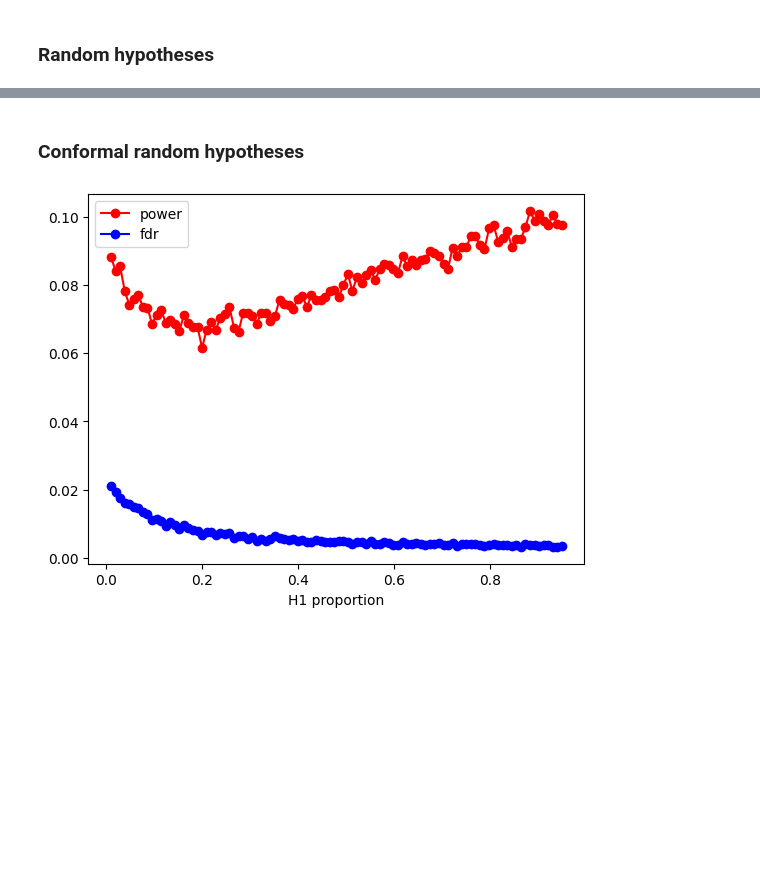
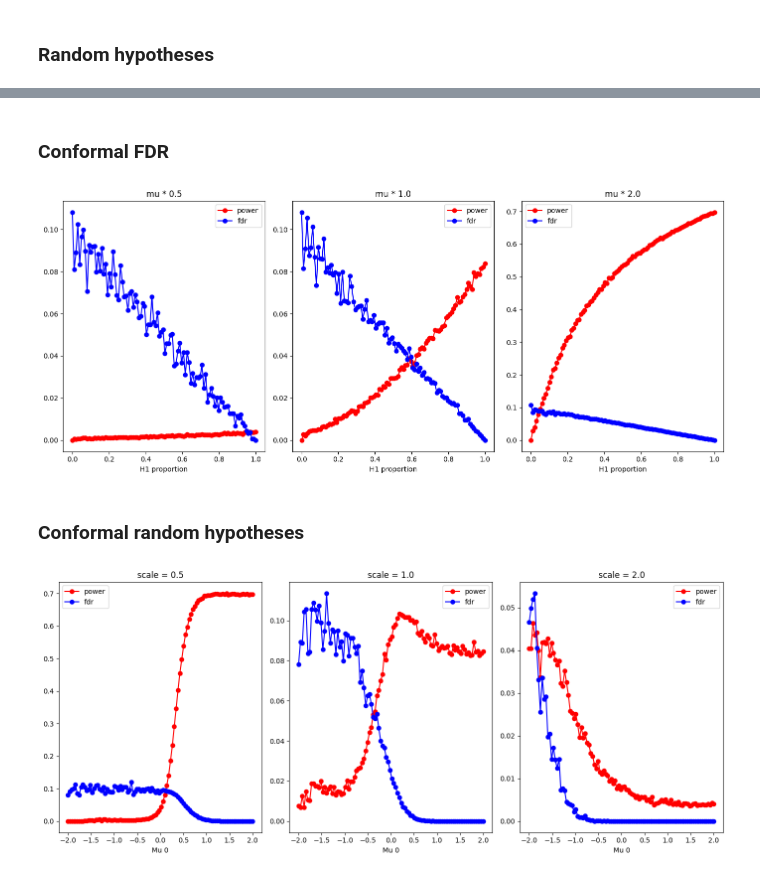
Before and after one commit to asfuna/conformal-bh-py, a Jupyter notebook: simulation/example.ipynb, the cells around one changed output, grey strips where cells are left out. Cells and saved outputs as stored; diff of their text form; code cells hidden in the pictures; blank space fills up the shorter version.

```diff
--- a/simulation/example.ipynb
+++ b/simulation/example.ipynb
@@ -107,33 +86,80 @@ show_stats_for_random_hyp(np.linspace(0.01, 0.95, 100))
+# %% [markdown]
+### Conformal FDR
+# %%
+from conformal_bh.utils import conformal_p_values
+
+def simulate_conformal(n=1000, h1_prop=0.5, scale=1.0):
+    h = np.random.binomial(1, h1_prop, size=n*2) * scale
+    x = np.random.normal(h, 1, size=n*2)
+    p_values = conformal_p_values(h[:n] - x[:n], -x[n:])
+    rejected = benjamini_hochberg(p_values, q=0.1)
+    return h[n:] > 0, rejected
+
+def show_stats_for_conformal(axis, scale=1.0):
+    h1_props = np.linspace(0, 1, 100)
+    np.random.seed(42)
+    result = {'power': [], 'fdr': []}
+    for h1_prop in h1_props:
+        power = []
+        fdr = []
+        for _ in range(1000):
+            alt_true, rejected = simulate_conformal(h1_prop=h1_prop, scale=scale)
+            power.append((rejected & alt_true).sum() / max(1, alt_true.sum()))
+            fdr.append((rejected & ~alt_true).sum() / max(1, rejected.sum()))
+
+        result['power'].append(np.mean(power))
+        result['fdr'].append(np.mean(fdr))
+
+    axis.plot(h1_props, result['power'], label='power', color='red', marker='o')
+    axis.plot(h1_props, result['fdr'], label='fdr', color='blue', marker='o')
+    axis.set_xlabel('H1 proportion')
+    axis.title.set_text(f'mu * {scale}')
+    axis.legend(loc='best')
+
+_, axes = plt.subplots(nrows=1, ncols=3, figsize=(14, 6))
+show_stats_for_conformal(axis=axes[0], scale=0.5)
+show_stats_for_conformal(axis=axes[1], scale=1.0)
+show_stats_for_conformal(axis=axes[2], scale=2.0)
+plt.tight_layout()
+plt.show()
+# %% [output]
+[figure, new version]
 # %% [markdown]
 ### Conformal random hypotheses
 # %%
-def simulate_conformal_random_hyp(n=1000, h1_prop=0.5):
-    h = np.random.binomial(1, h1_prop, size=n*2)
-    x = np.random.normal(h, 1, size=n*2)
+def simulate_conformal_random_hyp(n=1000, mu=0.0, scale=1.0):
+    x = np.random.normal(mu, scale, size=n*2)
     y = np.random.normal(x, 1, size=n*2)
     p_values = conformal_p_values(1 * (y[:n] > 0) - x[:n], -x[n:])
     rejected = benjamini_hochberg(p_values, q=0.1)
     return y[n:] > 0, rejected
 
-def show_stats_for_conformal_random_hyp(h1_props):
+def show_stats_for_conformal_random_hyp(axis, scale=1.0):
     np.random.seed(42)
     result = {'power': [], 'fdr': []}
-    for h1_prop in h1_props:
+    locs = np.linspace(-2.0, 2.0, 100)
+    for loc in np.linspace(-5.0, 5.0, 100):
         power = []
         fdr = []
         for _ in range(1000):
-            alt_true, rejected = simulate_conformal_random_hyp(h1_prop=h1_prop)
+            alt_true, rejected = simulate_conformal_random_hyp(mu=loc, scale=scale)
             power.append((rejected & alt_true).sum() / max(1, alt_true.sum()))
             fdr.append((rejected & ~alt_true).sum() / max(1, rejected.sum()))
 
         result['power'].append(np.mean(power))
         result['fdr'].append(np.mean(fdr))
 
-    plt.plot(h1_props, result['power'], label='power', color='red', marker='o')
-    plt.plot(h1_props, result['fdr'], label='fdr', color='blue', marker='o')
-    plt.xlabel('H1 proportion')
-    plt.legend(loc='best')
+    axis.plot(locs, result['power'], label='power', color='red', marker='o')
+    axis.plot(locs, result['fdr'], label='fdr', color='blue', marker='o')
+    axis.set_xlabel('Mu 0')
+    axis.title.set_text(f'scale = {scale}')
+    axis.legend(loc='best')
 
-show_stats_for_conformal_random_hyp(np.linspace(0.01, 0.95, 100))
+_, axes = plt.subplots(nrows=1, ncols=3, figsize=(14, 6))
+show_stats_for_conformal_random_hyp(axis=axes[0], scale=0.5)
+show_stats_for_conformal_random_hyp(axis=axes[1], scale=1.0)
+show_stats_for_conformal_random_hyp(axis=axes[2], scale=2.0)
+plt.tight_layout()
+plt.show()
 # %% [output]
-[figure, old version]
+[figure, new version]
```
Also changed, not shown: parts of 5 cells of this notebook.
